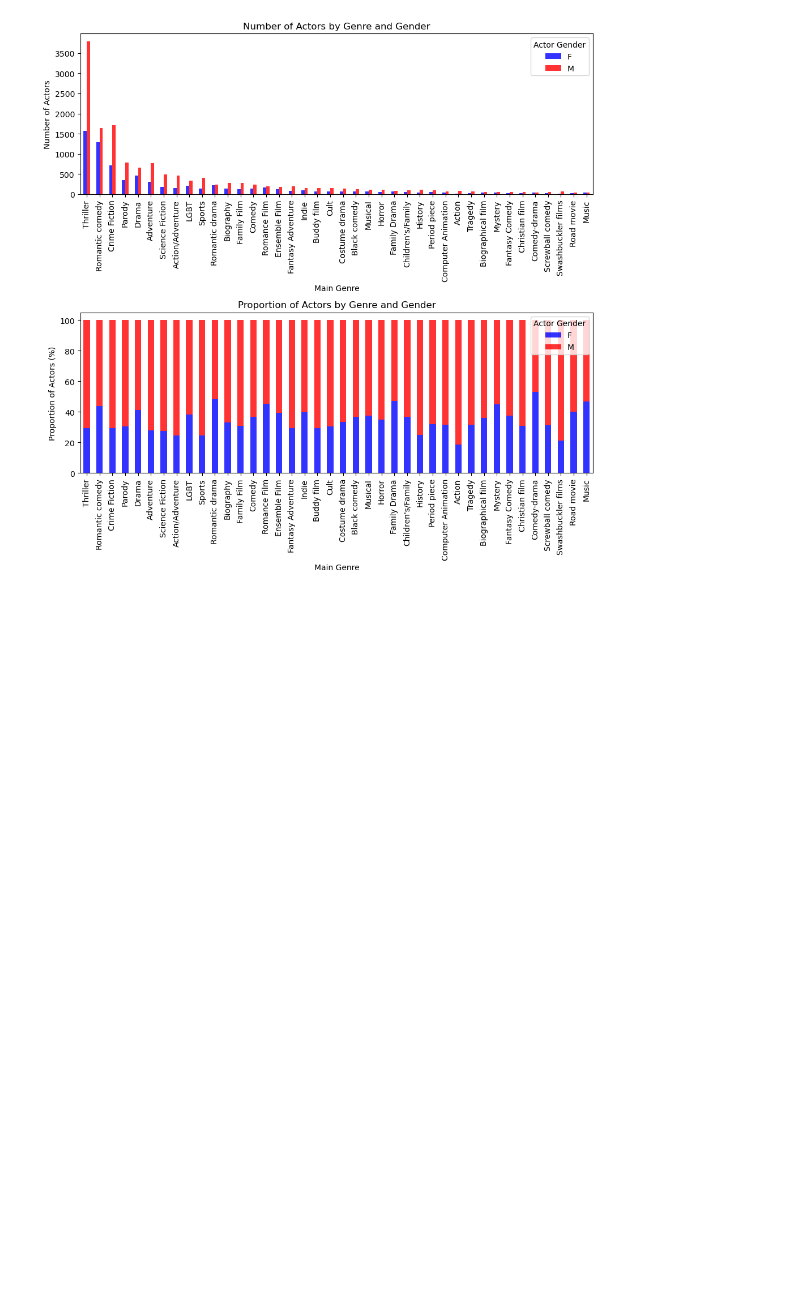
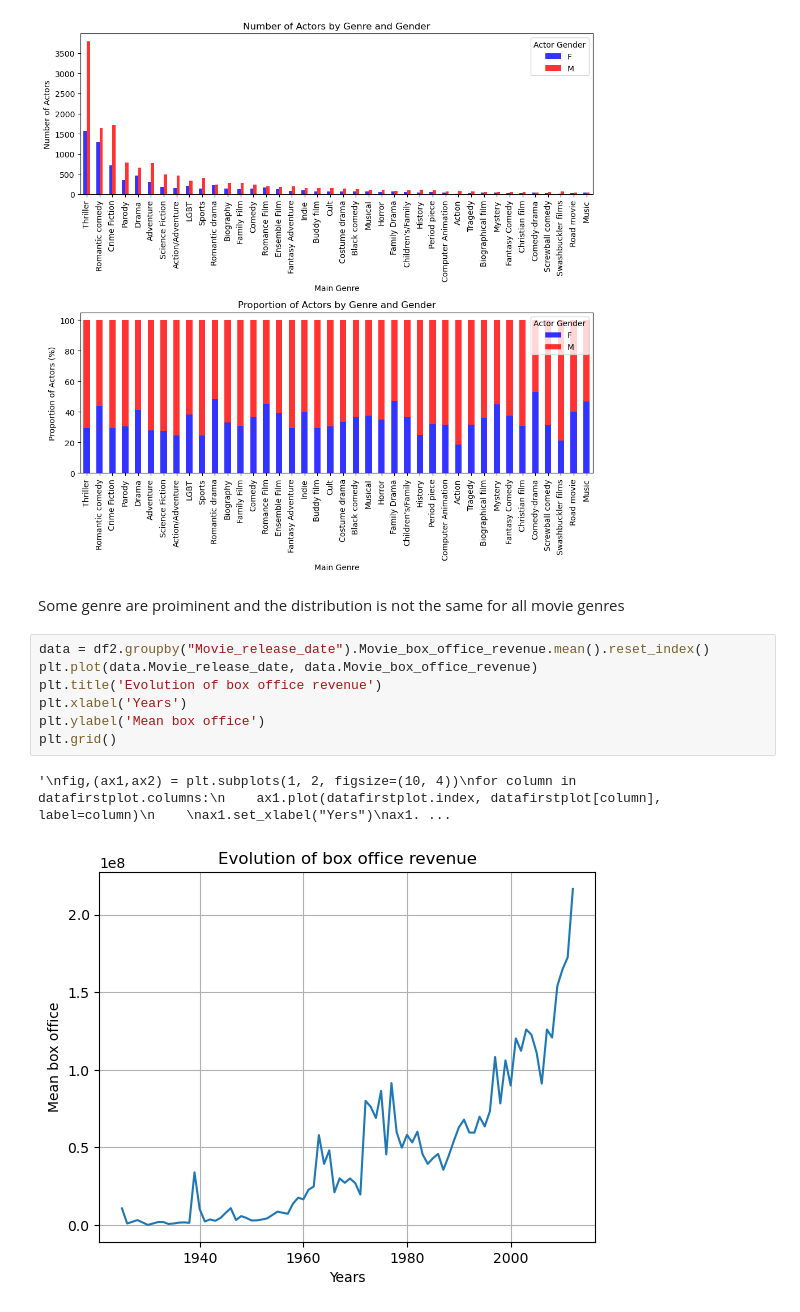
Before and after one commit to epfl-ada/ada-2024-project-ecureuilscosmiques24, a Jupyter notebook: projet_ADA.ipynb, the cells around one changed output. Cells and saved outputs as stored; diff of their text form; blank space fills up the shorter version.

```diff
--- a/projet_ADA.ipynb
+++ b/projet_ADA.ipynb
@@ -591,3 +603,15 @@ plt.tight_layout()
 plt.show()
 # %% [output]
 [figure]
+# %% [markdown]
+Some genre are proiminent and the distribution is not the same for all movie genres
+# %%
+data = df2.groupby("Movie_release_date").Movie_box_office_revenue.mean().reset_index()
+plt.plot(data.Movie_release_date, data.Movie_box_office_revenue)
+plt.title('Evolution of box office revenue')
+plt.xlabel('Years')
+plt.ylabel('Mean box office')
+plt.grid()
+# %% [output]
+'\nfig,(ax1,ax2) = plt.subplots(1, 2, figsize=(10, 4))\nfor column in datafirstplot.columns:\n    ax1.plot(datafirstplot.index, datafirstplot[column], label=column)\n    \nax1.set_xlabel("Yers")\nax1. ...
+[figure, added]
```
Also changed, not shown: parts of 8 cells of this notebook.
